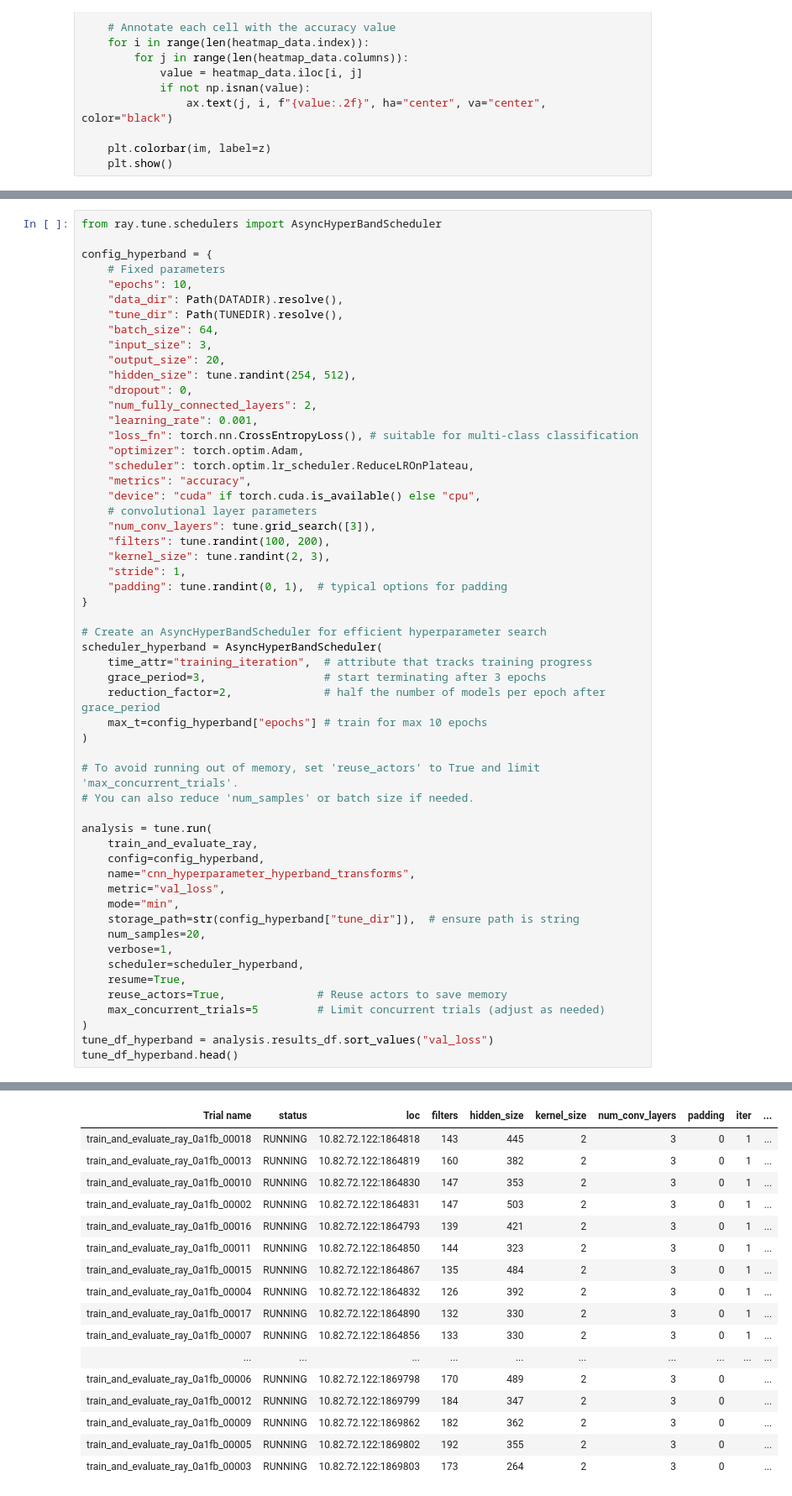
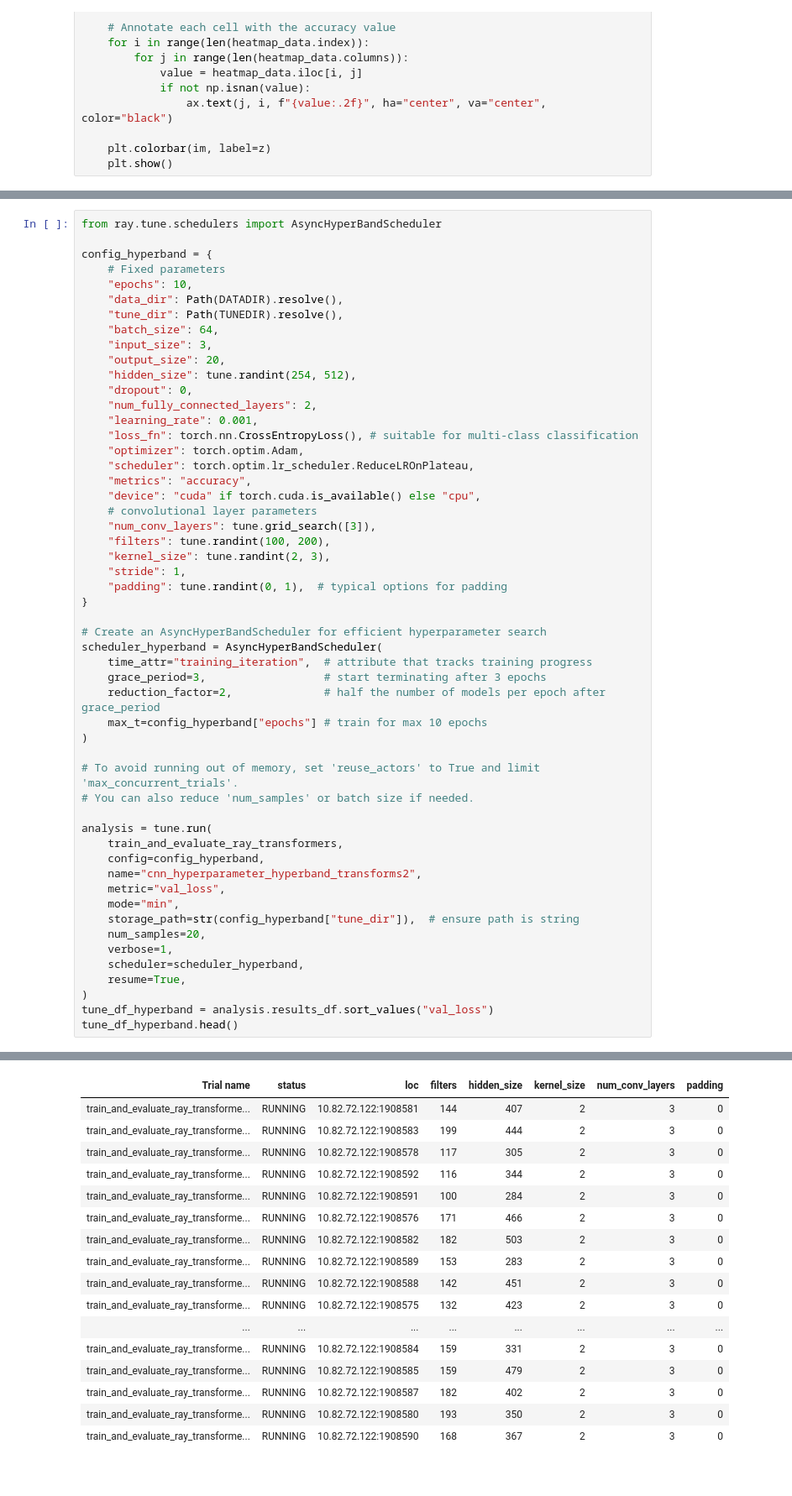
Before and after one commit to Kruimel/portfolio-DLDEPL01_2025, a Jupyter notebook: 4-hypertuning-ray/hypertune_cifar.ipynb, the cells around one changed output, grey strips where cells are left out. Shown: that part at 84% size. Saved outputs shown, nothing was run; the diff lists cells and outputs as text.

```diff
--- a/4-hypertuning-ray/hypertune_cifar.ipynb
+++ b/4-hypertuning-ray/hypertune_cifar.ipynb
@@ -1034,9 +1057,9 @@ scheduler_hyperband = AsyncHyperBandScheduler(
 # You can also reduce 'num_samples' or batch size if needed.
 
 analysis = tune.run(
-    train_and_evaluate_ray,
+    train_and_evaluate_ray_transformers,
     config=config_hyperband,
-    name="cnn_hyperparameter_hyperband_transforms",
+    name="cnn_hyperparameter_hyperband_transforms2",
     metric="val_loss",
     mode="min",
     storage_path=str(config_hyperband["tune_dir"]),  # ensure path is string
@@ -1044,8 +1067,6 @@ analysis = tune.run(
     verbose=1,
     scheduler=scheduler_hyperband,
     resume=True,
-    reuse_actors=True,              # Reuse actors to save memory
-    max_concurrent_trials=5         # Limit concurrent trials (adjust as needed)
 )
 tune_df_hyperband = analysis.results_df.sort_values("val_loss")
 tune_df_hyperband.head()
@@ -1063,18 +1082,18 @@ Messages
 Trial Status
-| Trial name | status | loc | filters | hidden_size | kernel_size | num_conv_layers | padding | iter | ... |
-| train_and_evaluate_ray_0a1fb_00018 | RUNNING | 10.82.72.122:1864818 | 143 | 445 | 2 | 3 | 0 | 1 | ... |
-| train_and_evaluate_ray_0a1fb_00013 | RUNNING | 10.82.72.122:1864819 | 160 | 382 | 2 | 3 | 0 | 1 | ... |
-| train_and_evaluate_ray_0a1fb_00010 | RUNNING | 10.82.72.122:1864830 | 147 | 353 | 2 | 3 | 0 | 1 | ... |
-| train_and_evaluate_ray_0a1fb_00002 | RUNNING | 10.82.72.122:1864831 | 147 | 503 | 2 | 3 | 0 | 1 | ... |
-| train_and_evaluate_ray_0a1fb_00016 | RUNNING | 10.82.72.122:1864793 | 139 | 421 | 2 | 3 | 0 | 1 | ... |
-| train_and_evaluate_ray_0a1fb_00011 | RUNNING | 10.82.72.122:1864850 | 144 | 323 | 2 | 3 | 0 | 1 | ... |
-| train_and_evaluate_ray_0a1fb_00015 | RUNNING | 10.82.72.122:1864867 | 135 | 484 | 2 | 3 | 0 | 1 | ... |
-| train_and_evaluate_ray_0a1fb_00004 | RUNNING | 10.82.72.122:1864832 | 126 | 392 | 2 | 3 | 0 | 1 | ... |
-| train_and_evaluate_ray_0a1fb_00017 | RUNNING | 10.82.72.122:1864890 | 132 | 330 | 2 | 3 | 0 | 1 | ... |
-| train_and_evaluate_ray_0a1fb_00007 | RUNNING | 10.82.72.122:1864856 | 133 | 330 | 2 | 3 | 0 | 1 | ... |
-| ... | ... | ... | ... | ... | ... | ... | ... | ... | ... |
-| train_and_evaluate_ray_0a1fb_00006 | RUNNING | 10.82.72.122:1869798 | 170 | 489 | 2 | 3 | 0 |  | ... |
-| train_and_evaluate_ray_0a1fb_00012 | RUNNING | 10.82.72.122:1869799 | 184 | 347 | 2 | 3 | 0 |  | ... |
-| train_and_evaluate_ray_0a1fb_00009 | RUNNING | 10.82.72.122:1869862 | 182 | 362 | 2 | 3 | 0 |  | ... |
-| train_and_evaluate_ray_0a1fb_00005 | RUNNING | 10.82.72.122:1869802 | 192 | 355 | 2 | 3 | 0 |  | ... |
-| train_and_evaluate_ray_0a1fb_00003 | RUNNING | 10.82.72.122:1869803 | 173 | 264 | 2 | 3 | 0 |  | ... |
+| Trial name | status | loc | filters | hidden_size | kernel_size | num_conv_layers | padding |
+| train_and_evaluate_ray_transforme... | RUNNING | 10.82.72.122:1908581 | 144 | 407 | 2 | 3 | 0 |
+| train_and_evaluate_ray_transforme... | RUNNING | 10.82.72.122:1908583 | 199 | 444 | 2 | 3 | 0 |
+| train_and_evaluate_ray_transforme... | RUNNING | 10.82.72.122:1908578 | 117 | 305 | 2 | 3 | 0 |
+| train_and_evaluate_ray_transforme... | RUNNING | 10.82.72.122:1908592 | 116 | 344 | 2 | 3 | 0 |
+| train_and_evaluate_ray_transforme... | RUNNING | 10.82.72.122:1908591 | 100 | 284 | 2 | 3 | 0 |
+| train_and_evaluate_ray_transforme... | RUNNING | 10.82.72.122:1908576 | 171 | 466 | 2 | 3 | 0 |
+| train_and_evaluate_ray_transforme... | RUNNING | 10.82.72.122:1908582 | 182 | 503 | 2 | 3 | 0 |
+| train_and_evaluate_ray_transforme... | RUNNING | 10.82.72.122:1908589 | 153 | 283 | 2 | 3 | 0 |
+| train_and_evaluate_ray_transforme... | RUNNING | 10.82.72.122:1908588 | 142 | 451 | 2 | 3 | 0 |
+| train_and_evaluate_ray_transforme... | RUNNING | 10.82.72.122:1908575 | 132 | 423 | 2 | 3 | 0 |
+| ... | ... | ... | ... | ... | ... | ... | ... |
+| train_and_evaluate_ray_transforme... | RUNNING | 10.82.72.122:1908584 | 159 | 331 | 2 | 3 | 0 |
+| train_and_evaluate_ray_transforme... | RUNNING | 10.82.72.122:1908585 | 159 | 479 | 2 | 3 | 0 |
+| train_and_evaluate_ray_transforme... | RUNNING | 10.82.72.122:1908587 | 182 | 402 | 2 | 3 | 0 |
+| train_and_evaluate_ray_transforme... | RUNNING | 10.82.72.122:1908580 | 193 | 350 | 2 | 3 | 0 |
+| train_and_evaluate_ray_transforme... | RUNNING | 10.82.72.122:1908590 | 168 | 367 | 2 | 3 | 0 |
```
Also changed, not shown: parts of 9 cells of this notebook, 6 other files.
